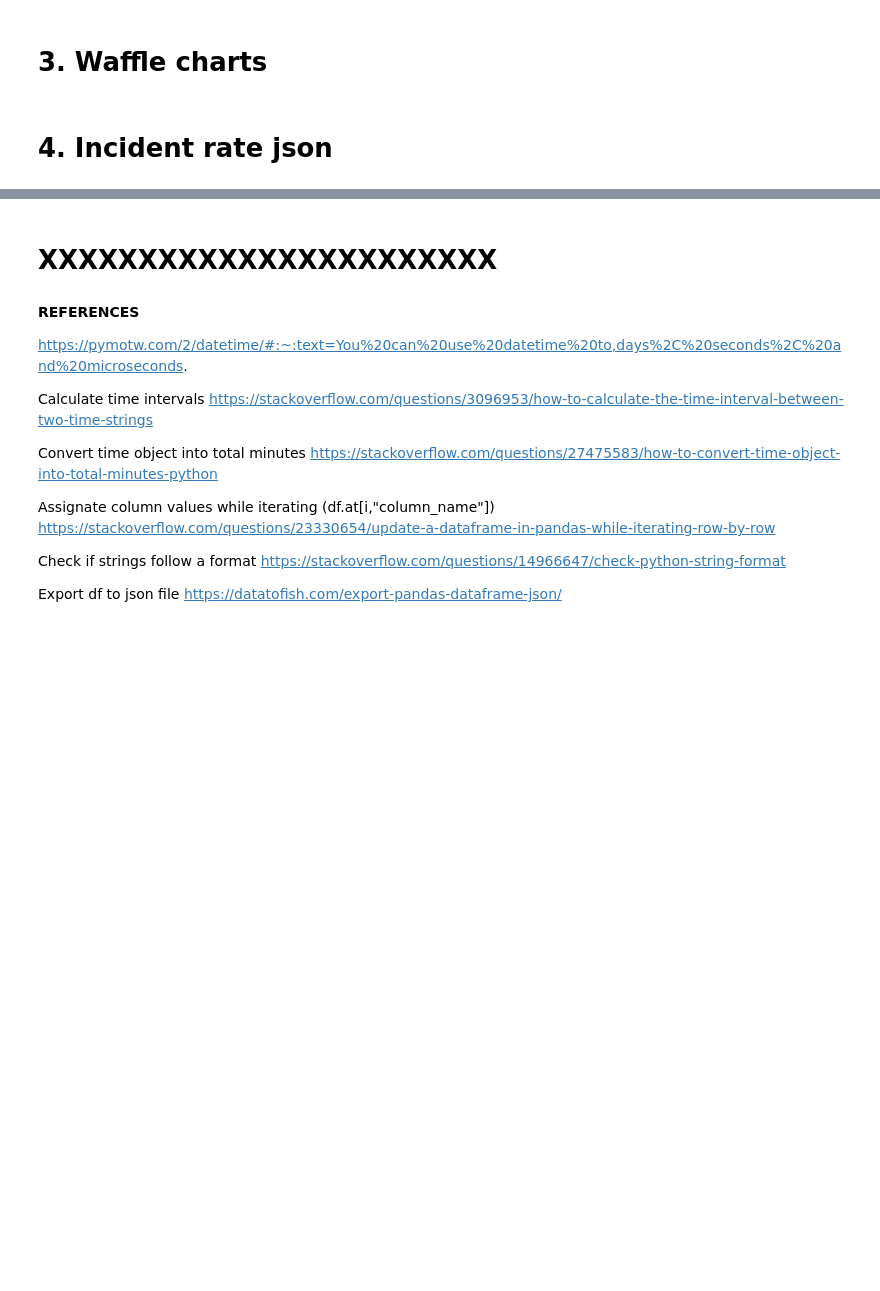
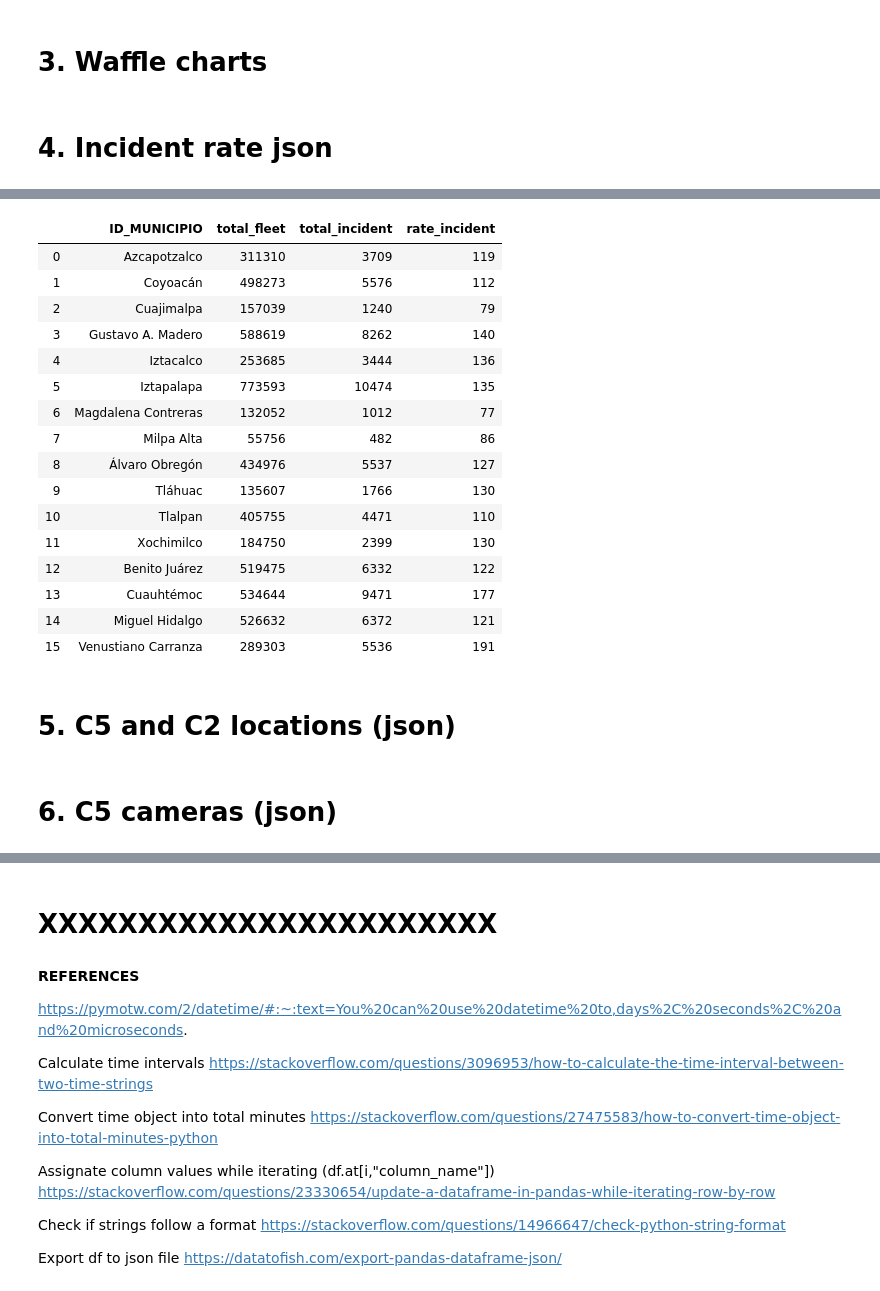
Before and after one commit to Alfred-DatAn/CDMX_traffic_incidents, a Jupyter notebook: CDMXTrafficIncidents_dataExploration.ipynb, the cells around one changed output, grey strips where cells are left out. Drawn from its saved outputs; the diff is of its cells as text; code cells hidden in the pictures; blank space fills up the shorter version.

Commit message:
new data transformations for jsons files

```diff
--- a/CDMXTrafficIncidents_dataExploration.ipynb
+++ b/CDMXTrafficIncidents_dataExploration.ipynb
@@ -117,9 +119,9 @@ def load_incidents(filename):
     return df
 # %%
 df17 = load_incidents("incidents_2017.csv")
-df18 = load_incidents("incidents_2018.csv")
-df19 = load_incidents("incidents_2019.csv")
-df20 = load_incidents("incidents_2020.csv")
+#df18 = load_incidents("incidents_2018.csv")
+#df19 = load_incidents("incidents_2019.csv")
+#df20 = load_incidents("incidents_2020.csv")
 # %%
 df20.to_csv("df20.csv")
 # %%
@@ -335,12 +271,12 @@ i_rate = i_rate.replace({"ID_MUNICIPIO":{
                                         "IZP" : "Iztapalapa",
                                         "MCO" : "Magdalena Contreras",
                                         "MAL" : "Milpa Alta",
-                                        "AOB" : "Álbaro Obregón",
+                                        "AOB" : "Álvaro Obregón",
                                         "TLH" : "Tláhuac",
                                         "TLA" : "Tlalpan",
                                         "XOC" : "Xochimilco",
                                         "BJU" : "Benito Juárez",
                                         "MHI" : "Miguel Hidalgo",
                                         "VCA" : "Venustiano Carranza",
-                                        "CUH" : "Cuahtémoc"}
+                                        "CUH" : "Cuauhtémoc"}
                                         })
@@ -354,0 +292,27 @@ i_rate = i_rate.drop(i_cols, axis=1)
+# %%
+#round rate incident
+for i, row in i_rate.iterrows():
+    round_rate = round(row["rate_incident"])
+    i_rate.at[i, "rate_incident"] = round_rate
+
+i_rate["rate_incident"] = i_rate["rate_incident"].astype(int)
+# %%
+i_rate
+# %% [output]
+|  | ID_MUNICIPIO | total_fleet | total_incident | rate_incident |
+| 0 | Azcapotzalco | 311310 | 3709 | 119 |
+| 1 | Coyoacán | 498273 | 5576 | 112 |
+| 2 | Cuajimalpa | 157039 | 1240 | 79 |
+| 3 | Gustavo A. Madero | 588619 | 8262 | 140 |
+| 4 | Iztacalco | 253685 | 3444 | 136 |
+| 5 | Iztapalapa | 773593 | 10474 | 135 |
+| 6 | Magdalena Contreras | 132052 | 1012 | 77 |
+| 7 | Milpa Alta | 55756 | 482 | 86 |
+| 8 | Álvaro Obregón | 434976 | 5537 | 127 |
+| 9 | Tláhuac | 135607 | 1766 | 130 |
+| 10 | Tlalpan | 405755 | 4471 | 110 |
+| 11 | Xochimilco | 184750 | 2399 | 130 |
+| 12 | Benito Juárez | 519475 | 6332 | 122 |
+| 13 | Cuauhtémoc | 534644 | 9471 | 177 |
+| 14 | Miguel Hidalgo | 526632 | 6372 | 121 |
+| 15 | Venustiano Carranza | 289303 | 5536 | 191 |
@@ -360,0 +326,2 @@ final_json = json.dumps(parsed, indent=3)
+# %% [markdown]
+# 5. C5 and C2 locations (json)
@@ -363,0 +343,2 @@ with open('in_rate18.json', 'w') as outfile:
+# %% [markdown]
+# 6. C5 cameras (json)
```
Also changed, not shown: parts of 39 cells of this notebook.
